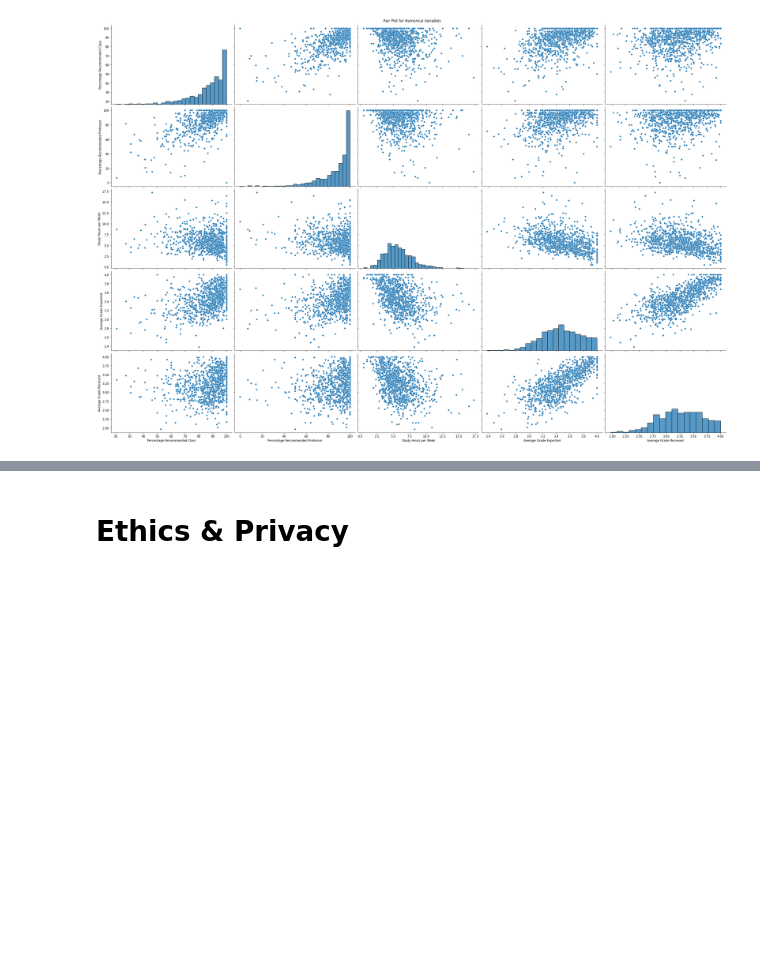
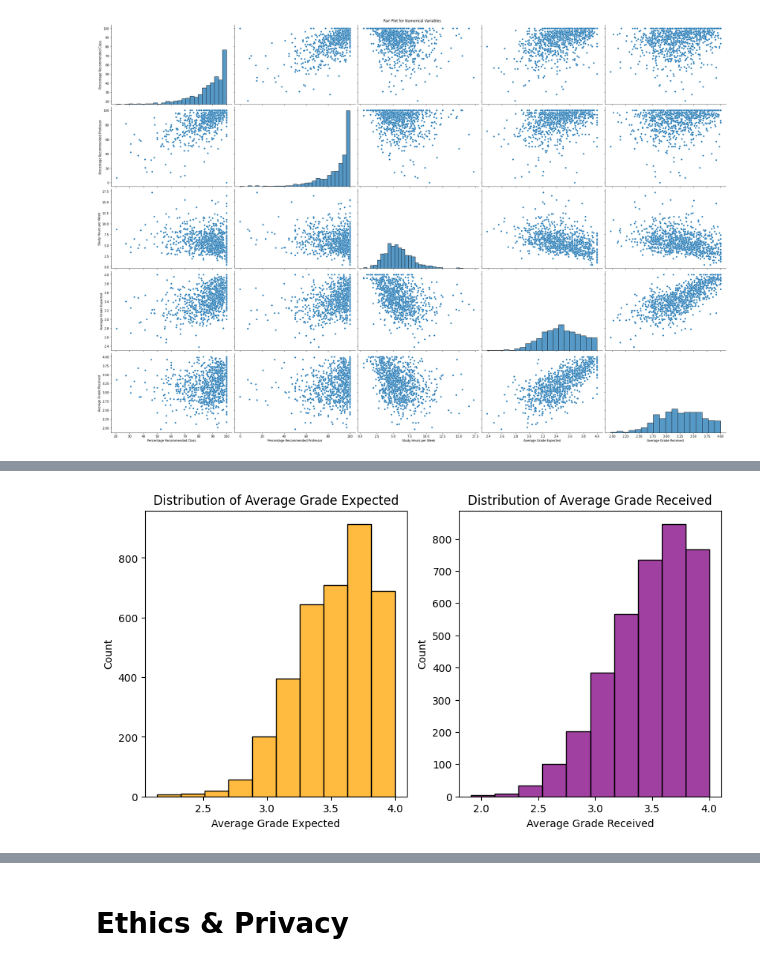
Before and after one commit to pallavisprabhu/UCSD-Capes-Analysis, a Jupyter notebook: EDACheckpoint_Group015_FA23 - initial (2).ipynb, the cells around one changed output, grey strips where cells are left out. Saved outputs shown, nothing was run; the diff lists cells and outputs as text; code cells hidden in the pictures; blank space fills up the shorter version.

```diff
--- a/EDACheckpoint_Group015_FA23 - initial (2).ipynb
+++ b/EDACheckpoint_Group015_FA23 - initial (2).ipynb
@@ -451,0 +470,22 @@ plt.show()
+# %%
+filtered_data = capes[capes['Year'] == 2020]
+
+# histogram size
+plt.figure(figsize=(10, 5))
+
+
+# Histogram for Average Grade Expected
+plt.subplot(1, 2, 1)
+sns.histplot(filtered_data ['Average Grade Expected'], bins=10, color='orange')
+plt.title('Distribution of Average Grade Expected')
+
+# Histogram for Average Grade Received
+plt.subplot(1, 2, 2)
+sns.histplot(filtered_data ['Average Grade Received'], bins=10, color='purple')
+plt.title('Distribution of Average Grade Received')
+
+
+
+plt.show()
+# %% [output]
+[figure, added]
```
Also changed, not shown: parts of 15 cells of this notebook.
